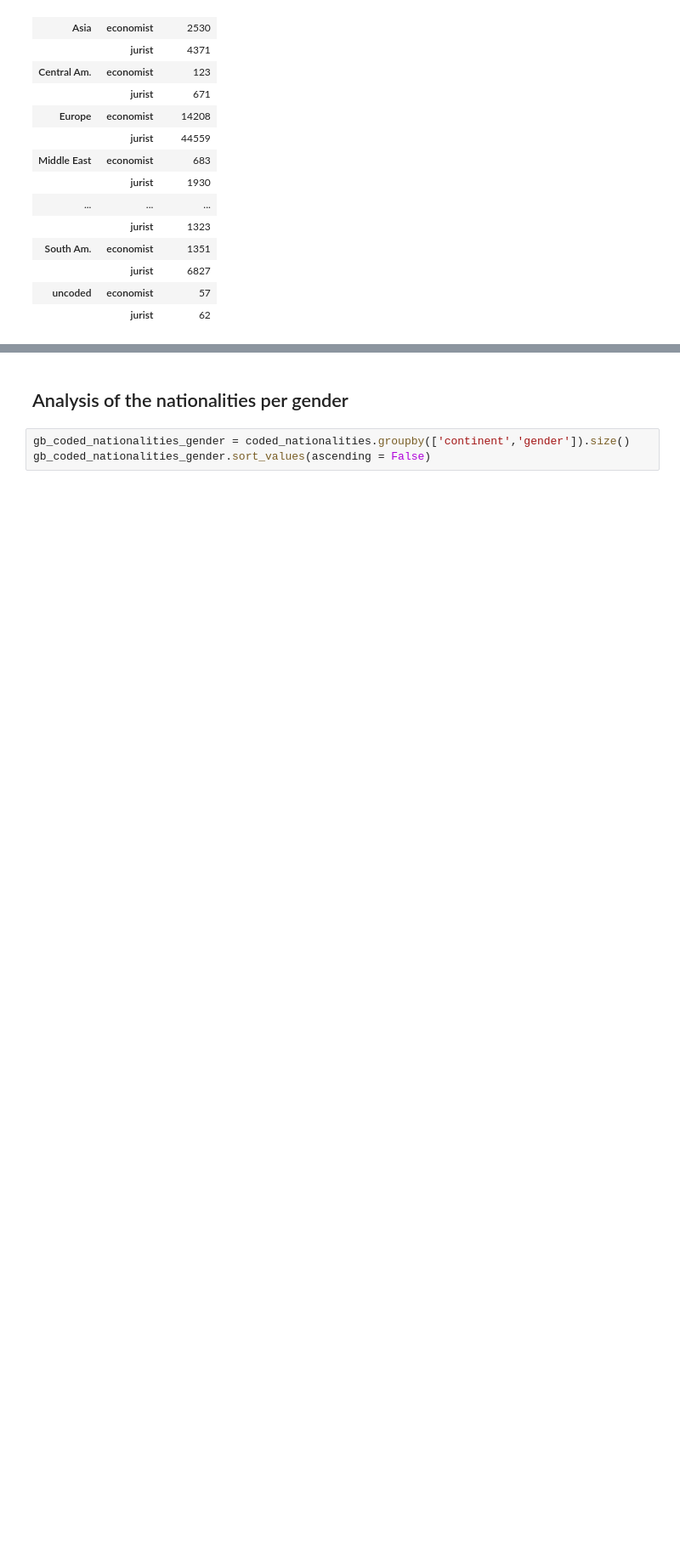
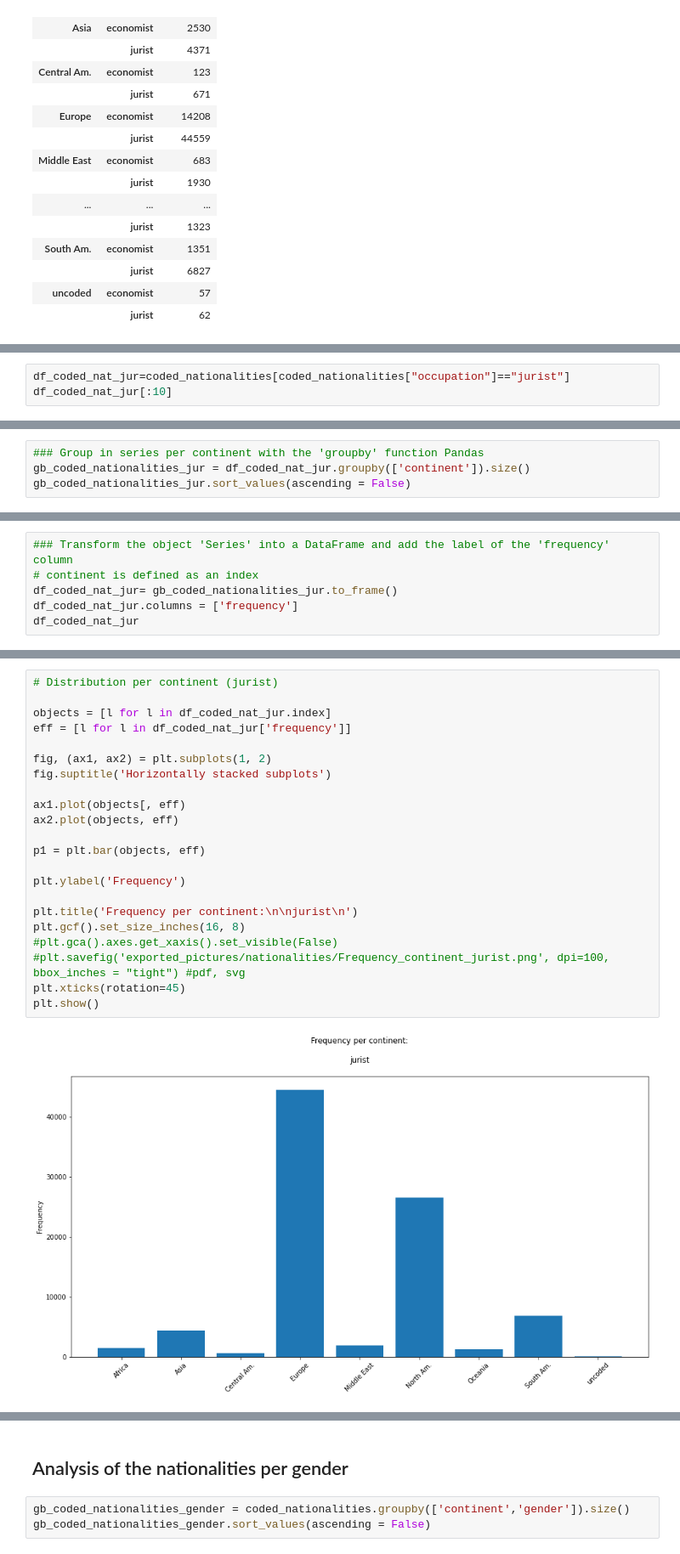
Before and after one commit to Semantic-Data-for-Humanities/Economists_Jurists, a Jupyter notebook: Notebooks/Analysis_nationalities_wikidata.ipynb, the cells around one changed output, grey strips where cells are left out. Shown at 85% size. Cells and saved outputs as stored; diff of their text form; blank space fills up the shorter version.

```diff
--- a/Notebooks/Analysis_nationalities_wikidata.ipynb
+++ b/Notebooks/Analysis_nationalities_wikidata.ipynb
@@ -743,0 +656,3 @@ fg.set_xlabels('')
+# %%
+df_coded_nat_jur=coded_nationalities[coded_nationalities["occupation"]=="jurist"]
+df_coded_nat_jur[:10]
@@ -743,0 +671,4 @@ fg.set_xlabels('')
+# %%
+### Group in series per continent with the 'groupby' function Pandas
+gb_coded_nationalities_jur = df_coded_nat_jur.groupby(['continent']).size()
+gb_coded_nationalities_jur.sort_values(ascending = False)
@@ -743,0 +687,6 @@ fg.set_xlabels('')
+# %%
+### Transform the object 'Series' into a DataFrame and add the label of the 'frequency' column
+# continent is defined as an index
+df_coded_nat_jur= gb_coded_nationalities_jur.to_frame()
+df_coded_nat_jur.columns = ['frequency']
+df_coded_nat_jur
@@ -743,0 +705,24 @@ fg.set_xlabels('')
+# %%
+# Distribution per continent (jurist)
+
+objects = [l for l in df_coded_nat_jur.index]
+eff = [l for l in df_coded_nat_jur['frequency']]
+
+fig, (ax1, ax2) = plt.subplots(1, 2)
+fig.suptitle('Horizontally stacked subplots')
+
+ax1.plot(objects[, eff)
+ax2.plot(objects, eff)
+
+p1 = plt.bar(objects, eff)
+
+plt.ylabel('Frequency')
+
+plt.title('Frequency per continent:\n\njurist\n')
+plt.gcf().set_size_inches(16, 8)
+#plt.gca().axes.get_xaxis().set_visible(False)
+#plt.savefig('exported_pictures/nationalities/Frequency_continent_jurist.png', dpi=100, bbox_inches = "tight") #pdf, svg
+plt.xticks(rotation=45)
+plt.show()
+# %% [output]
+[figure, added]
```
Also changed, not shown: parts of 46 cells of this notebook, 4 other files.
